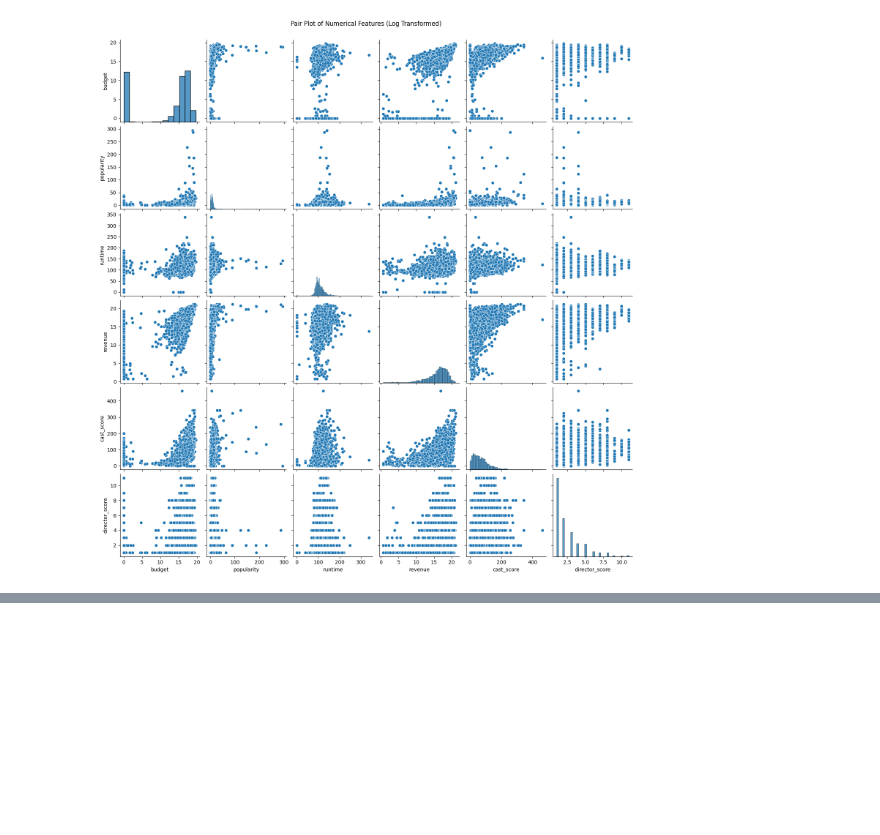
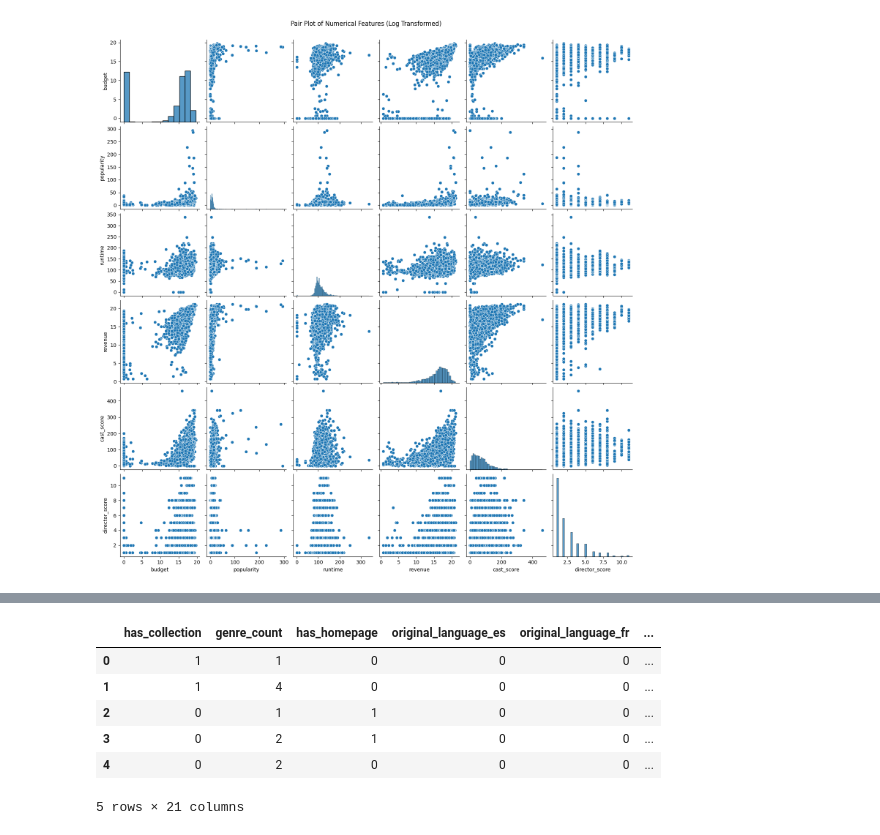
Before and after one commit to abinash128648/tmdb-box-office-prediction, a Jupyter notebook: movie-revenue-predicton.ipynb, the cells around one changed output, grey strips where cells are left out. Cells and saved outputs as stored; diff of their text form; code cells hidden in the pictures; blank space fills up the shorter version.

```diff
--- a/movie-revenue-predicton.ipynb
+++ b/movie-revenue-predicton.ipynb
@@ -411,0 +481,12 @@ plt.show()
+# %%
+df = df.drop(columns=['avg_word_length'])
+# %%
+df.head()
+# %% [output]
+|  | has_collection | genre_count | has_homepage | original_language_es | original_language_fr | ... |
+| 0 | 1 | 1 | 0 | 0 | 0 | ... |
+| 1 | 1 | 4 | 0 | 0 | 0 | ... |
+| 2 | 0 | 1 | 1 | 0 | 0 | ... |
+| 3 | 0 | 2 | 1 | 0 | 0 | ... |
+| 4 | 0 | 2 | 0 | 0 | 0 | ... |
+5 rows × 21 columns
```
Also changed, not shown: parts of 13 cells of this notebook.
